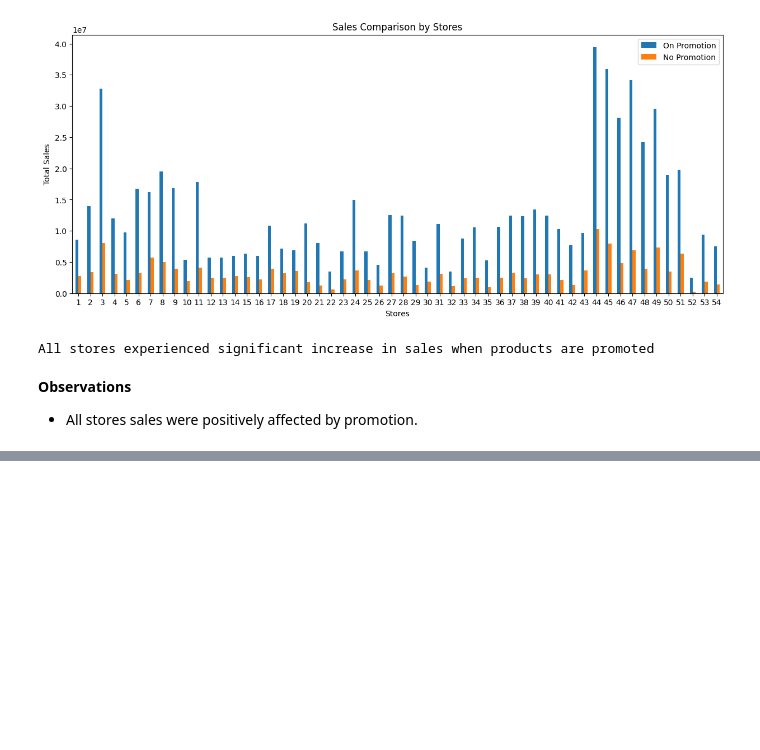
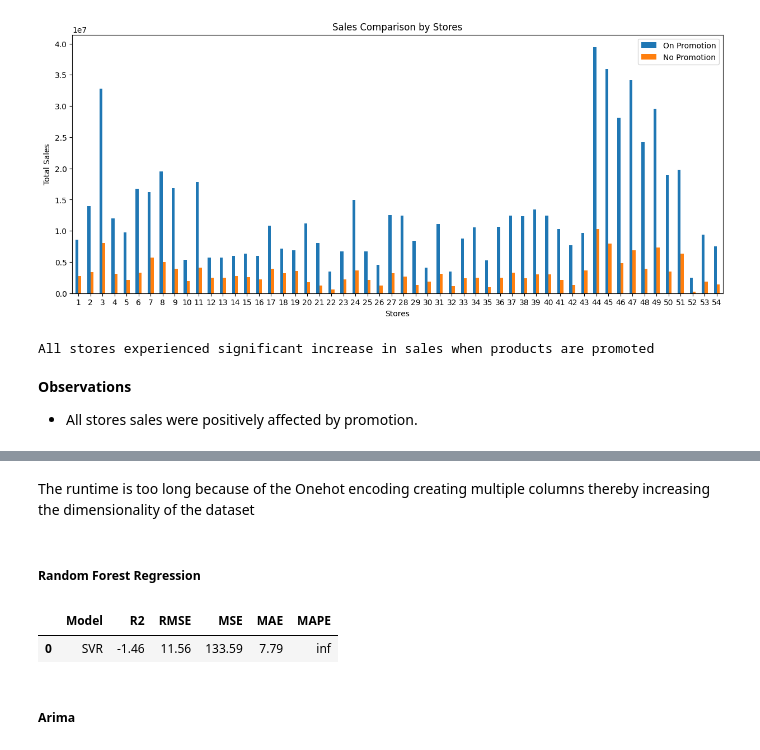
Before and after one commit to Kwamena-A-Yamoah/Time-Series-Regression-Analysis-Corporation-Favorita-, a Jupyter notebook: Notebook/Time_Series_Regression_Analysis.ipynb, the cells around one changed output, grey strips where cells are left out. Saved outputs shown, nothing was run; the diff lists cells and outputs as text; code cells hidden in the pictures; blank space fills up the shorter version.

```diff
--- a/Notebook/Time_Series_Regression_Analysis.ipynb
+++ b/Notebook/Time_Series_Regression_Analysis.ipynb
@@ -1503,0 +1766,48 @@ __Observations__
+# %% [markdown]
+The runtime is too long because of the Onehot encoding creating multiple columns thereby increasing the dimensionality of the dataset
+# %% [markdown]
+##### Random Forest Regression
+# %%
+# Create a pipeline that includes the preprocessor and a model
+rf_pipeline = Pipeline(steps=[
+    ('preprocessor', preprocessor),
+    ('PCA', PCA(n_components=2)),
+    ('model', RandomForestRegressor(random_state=42))
+])
+
+# Fit the pipeline on the training data
+rf_pipeline.fit(X_train, y_train_scaled)
+
+# Predict on the test set
+y_pred_rf = rf_pipeline.predict(X_test)
+
+# Metrics
+mse_rf = mean_squared_error(y_test_scaled, y_pred_rf)
+rmse_rf = np.sqrt(mse_rf)
+mae_rf = mean_absolute_error(y_test_scaled, y_pred_rf)
+mape_rf = np.mean(np.abs((y_test_scaled - y_pred_rf) / y_test_scaled)) * 100
+r2_rf = r2_score(y_test_scaled, y_pred_rf)
+
+# # Print results
+# print("Support Vector Regression Model")
+# print(f'MSE: {mse_rf:.2f}')
+# print(f'RMSE: {rmse_rf:.2f}')
+# print(f'MAE: {mae_rf:.2f}')
+# print(f'MAPE: {mape_rf:.2f}')
+# print(f'r2: {r2_rf:.2f}')
+
+# Create a DataFrame to store results for Random Forest
+results_rfr = pd.DataFrame({'Model': ['SVR'],
+                            'R2': [r2_rf],
+                            'RMSE': [rmse_rf],
+                            'MSE': [mse_rf],
+                            'MAE': [mae_rf],
+                            'MAPE': [mape_rf]}).round(2)
+
+# Print the results_rf dataframe
+results_rfr
+# %% [output]
+|  | Model | R2 | RMSE | MSE | MAE | MAPE |
+| 0 | SVR | -1.46 | 11.56 | 133.59 | 7.79 | inf |
+# %% [markdown]
+##### Arima
```
Also changed, not shown: parts of 29 cells of this notebook.
